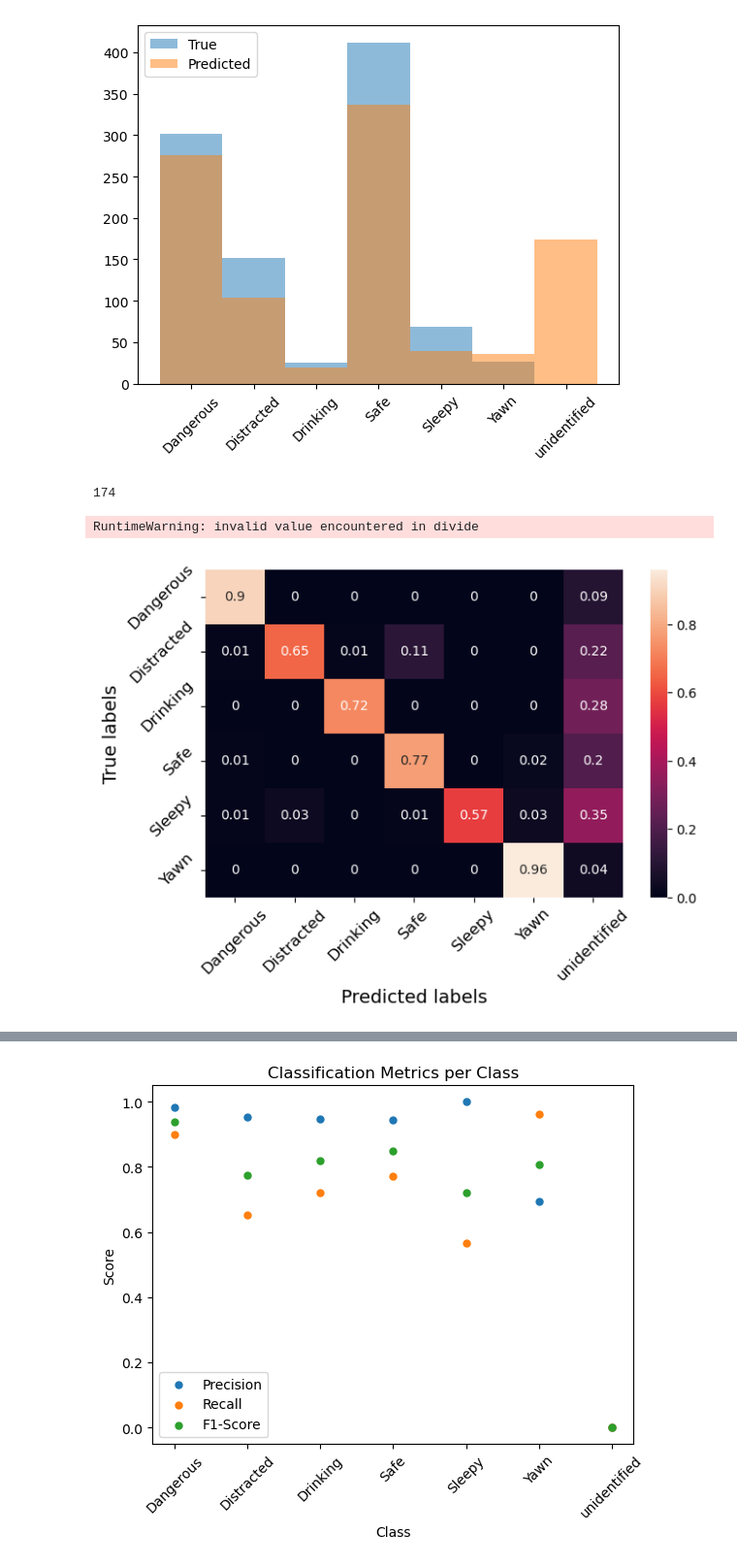
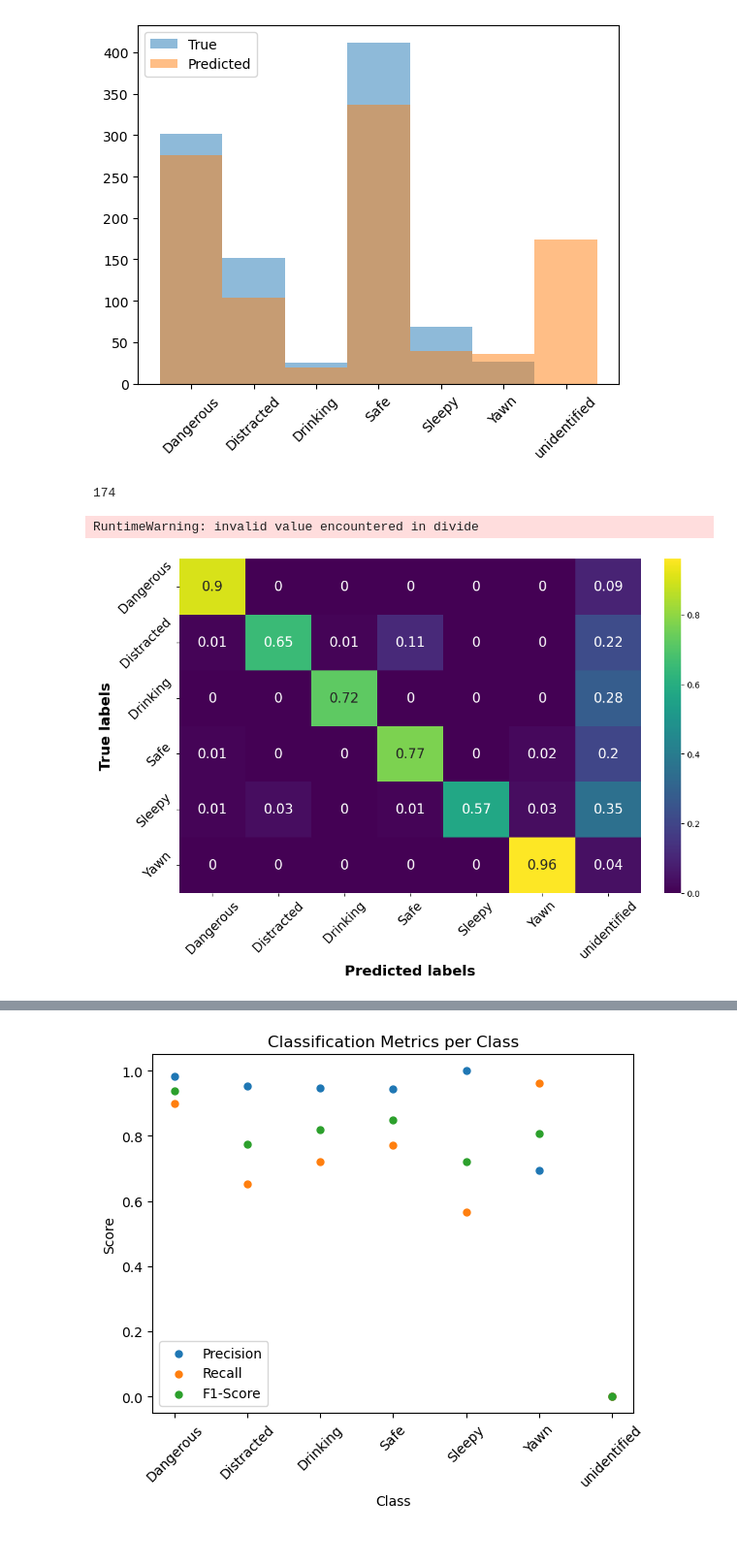
Before and after one commit to lennartvoelz/driver_inattention_detection, a Jupyter notebook: scripts/alt_method.ipynb, the cells around one changed output, grey strips where cells are left out. Shown: that part at 97% size. Drawn from its saved outputs; the diff is of its cells as text; code cells hidden in the pictures.

```diff
--- a/scripts/alt_method.ipynb
+++ b/scripts/alt_method.ipynb
@@ -106,27 +106,27 @@ plt.show()
 # %%
 from sklearn.metrics import confusion_matrix
 from sklearn.metrics import classification_report
 from sklearn.metrics import accuracy_score
 from sklearn.metrics import f1_score
 from sklearn.metrics import precision_score
 from sklearn.metrics import recall_score
 print(k)
-plt.figure(constrained_layout=True)
+plt.figure(constrained_layout=True, figsize=(10, 7))
 labels = ['Dangerous', 'Distracted', 'Drinking', 'Safe', 'Sleepy', 'Yawn', 'unidentified']
 cm = confusion_matrix(y_true, y_robo_pred)
 #normalize each column
 cm = np.round(cm.astype('float') / cm.sum(axis=1)[:, np.newaxis], 2)
 #delete last row
 cm = np.delete(cm, 6, 0)
-sns.heatmap(cm, annot=True, fmt='g', xticklabels=labels[:7], yticklabels=labels[:6])
-plt.xticks(rotation=45, fontsize = 12)
-plt.yticks(rotation=45, fontsize = 12)
-plt.xlabel('Predicted labels', fontsize = 14)
-plt.ylabel('True labels', fontsize = 14)
+sns.heatmap(cm, annot=True, fmt='g', xticklabels=labels, yticklabels=labels[:6], annot_kws={"size": 16}, cmap = 'viridis')
+plt.xticks(rotation=45, fontsize = 15)
+plt.yticks(rotation=45, fontsize = 15)
+plt.xlabel('Predicted labels', fontsize = 17, fontweight='bold')
+plt.ylabel('True labels', fontsize = 17, fontweight='bold')
 # plt.show()
 plt.savefig('../plotting/conf_matr/confusion_matrix_robo_unid.png')
 # %% [output]
 174
 RuntimeWarning: invalid value encountered in divide
-[figure, old version]
+[figure, new version]
 # %%
```
Also changed, not shown: parts of 1 cell of this notebook, 7 other files.
